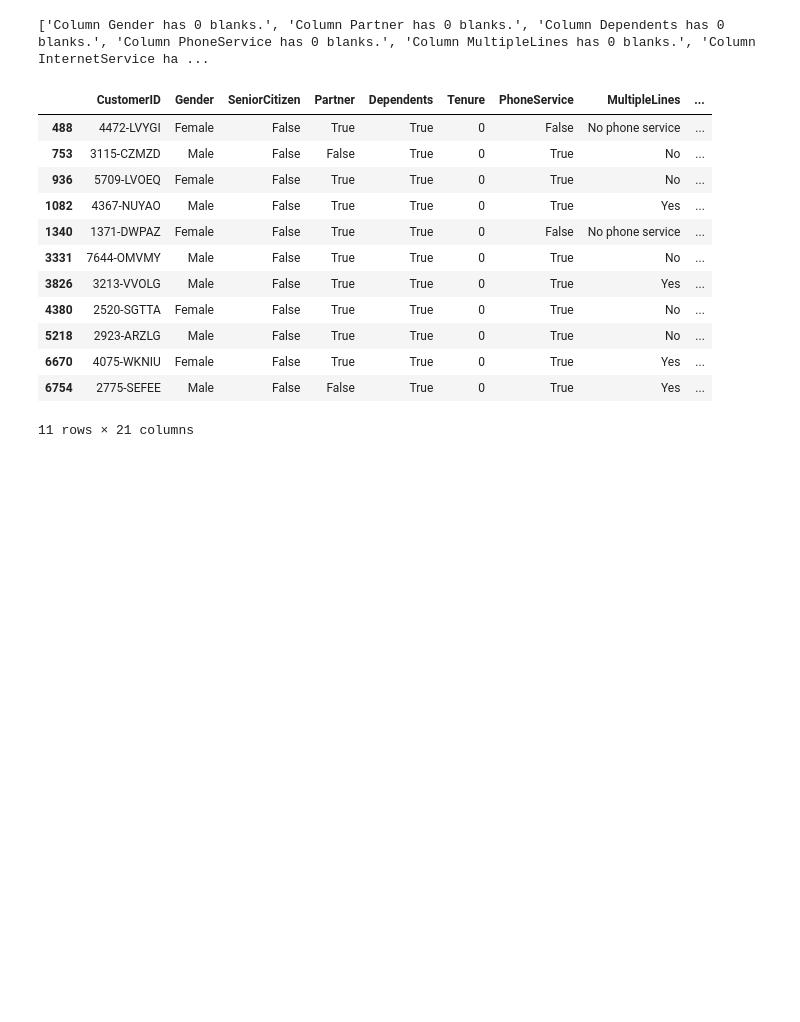
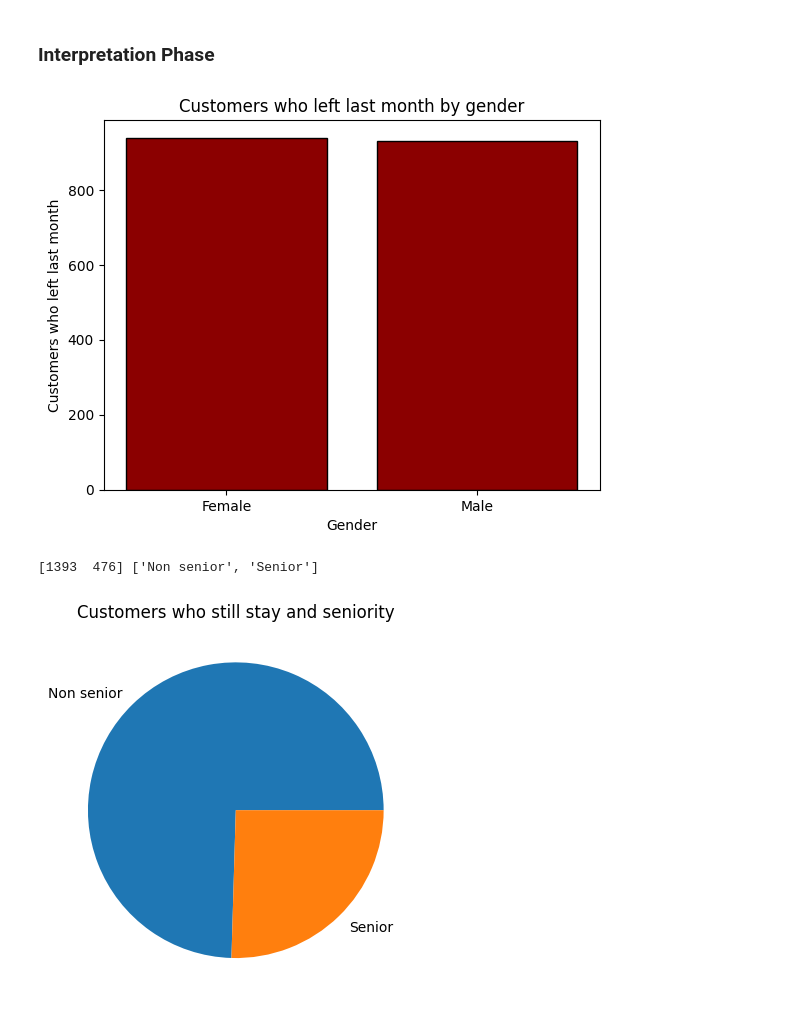
Before and after one commit to Niktomiro/Skillnest_Examen_intento_1, a Jupyter notebook: Code/Exam_1st_try.ipynb, the cells around one changed output. Drawn from its saved outputs; the diff is of its cells as text; code cells hidden in the pictures; blank space fills up the shorter version.

Commit message:
Single graphs finished

```diff
--- a/Code/Exam_1st_try.ipynb
+++ b/Code/Exam_1st_try.ipynb
@@ -1,22 +18,9 @@
 # %%
-# First and foremost, we import pandas.
-import pandas as pd
-
-# Next, we import the data from the file inside the folder next to this one.
-path = "../Data/Telco_Customer_Churn.csv"
-df = pd.read_csv(path)
-
-# Now we confirm if the data upload worked properly.
-df.head()
-
-# We must see the DataFrame status:
-#df.info()
-
 # We can appreciate that there are no nulls. Suspicious...
 # We can see as well that there are some columns in lowercase among the others.
 # This might be optional, but I want them to look orderly.
 df.rename(columns = {"customerID": "CustomerID", "gender": "Gender", "tenure" : "Tenure"}, inplace = True)
-#df.info()
+df.info()
 
 # The column TotalCharges is type object. Let's format it into float.
 # df["TotalCharges"] = pd.to_numeric(df["TotalCharges"])
@@ -74,7 +78,7 @@ df["PaperlessBilling"] = df["PaperlessBilling"] == "Yes"
 df["Churn"] = df["Churn"] == "Yes"
 
 # We check on the DataFrame info now:
-#df.info()
+df.info()
 
 # "Tenure", "MonthlyCharges" and "TotalCharges" are numeric, so we have to use describe() to find any anomalies.
 df.describe()
@@ -99,18 +103,50 @@ df.loc[df["TotalCharges"] == 0]
 # Tenure means how many months clients have subscribed to the company's services.
 # By looking at this rows, we can see they are new to this contract, so they still don't have any charges
 # to pay. That's why they were blank in the first place.
-# %% [output]
-['Column Gender has 0 blanks.', 'Column Partner has 0 blanks.', 'Column Dependents has 0 blanks.', 'Column PhoneService has 0 blanks.', 'Column MultipleLines has 0 blanks.', 'Column InternetService ha ...
-|  | CustomerID | Gender | SeniorCitizen | Partner | Dependents | Tenure | PhoneService | MultipleLines | ... |
-| 488 | 4472-LVYGI | Female | False | True | True | 0 | False | No phone service | ... |
-| 753 | 3115-CZMZD | Male | False | False | True | 0 | True | No | ... |
-| 936 | 5709-LVOEQ | Female | False | True | True | 0 | True | No | ... |
-| 1082 | 4367-NUYAO | Male | False | True | True | 0 | True | Yes | ... |
-| 1340 | 1371-DWPAZ | Female | False | True | True | 0 | False | No phone service | ... |
-| 3331 | 7644-OMVMY | Male | False | True | True | 0 | True | No | ... |
-| 3826 | 3213-VVOLG | Male | False | True | True | 0 | True | Yes | ... |
-| 4380 | 2520-SGTTA | Female | False | True | True | 0 | True | No | ... |
-| 5218 | 2923-ARZLG | Male | False | True | True | 0 | True | No | ... |
-| 6670 | 4075-WKNIU | Female | False | True | True | 0 | True | Yes | ... |
-| 6754 | 2775-SEFEE | Male | False | False | True | 0 | True | Yes | ... |
-11 rows × 21 columns
+# %% [markdown]
+### Interpretation Phase
+# %%
+# Import matplotlib library to interpret cleansed data, and numpy to format data from DataFrame
+import matplotlib.pyplot as plt
+import numpy as np
+
+
+# We must gather relevant info: This Dataset has been gathered to know about clients
+# who have left last month and those who haven't yet.
+# Let's see if the content available appealing to different genders has to do with this.
+# Here we get the genders and the sum of plople who left by gender.
+gender = [df["Gender"].unique()]
+fil_churn_by_gender = df[df["Churn"] == True][["Gender", "Churn"]]
+
+# In this part, we format the data for the graph.
+leaving_clients_last_month = fil_churn_by_gender.groupby("Gender")["Churn"].sum().values
+leaving_clients_last_month = leaving_clients_last_month.tolist()
+gender = gender[0].tolist()
+
+# Then, we make the graph: Adding the labels and title, then showing it.
+plt.bar(gender, leaving_clients_last_month, color = "darkred", ec = "black")
+plt.xlabel("Gender")
+plt.ylabel("Customers who left last month")
+plt.title("Customers who left last month by gender")
+
+plt.show()
+
+# Let's make another one to compare if among the people who stlll stays with the company's services
+# are whether senior or not
+seniority = ["Non senior", "Senior" ]
+fil_churn_by_seniority = df[df["Churn"] == True][["SeniorCitizen", "Churn"]]
+
+# We format the data for the graph. (Seniors = 476, Non seniors = 1393)
+people_staying = fil_churn_by_seniority.groupby("SeniorCitizen")["Churn"].sum().values
+print(people_staying, seniority)
+
+
+# Then, we make the graph: This time apie chart
+plt.pie(people_staying, labels = seniority )
+plt.title("Customers who still stay and seniority")
+
+plt.show()
+# %% [output]
+[figure, added]
+[1393  476] ['Non senior', 'Senior']
+[figure, added]
```
Also changed, not shown: parts of 4 cells of this notebook.
